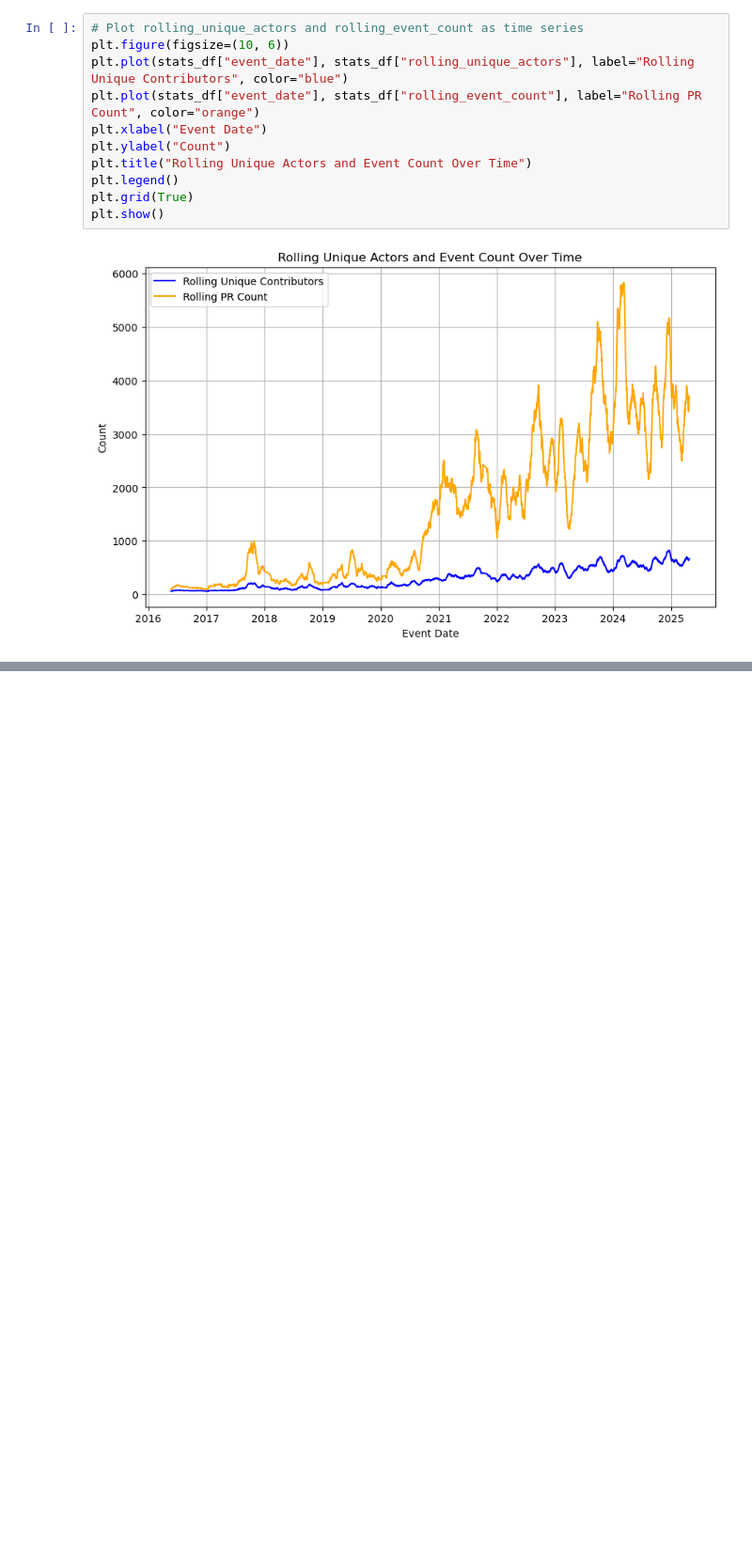
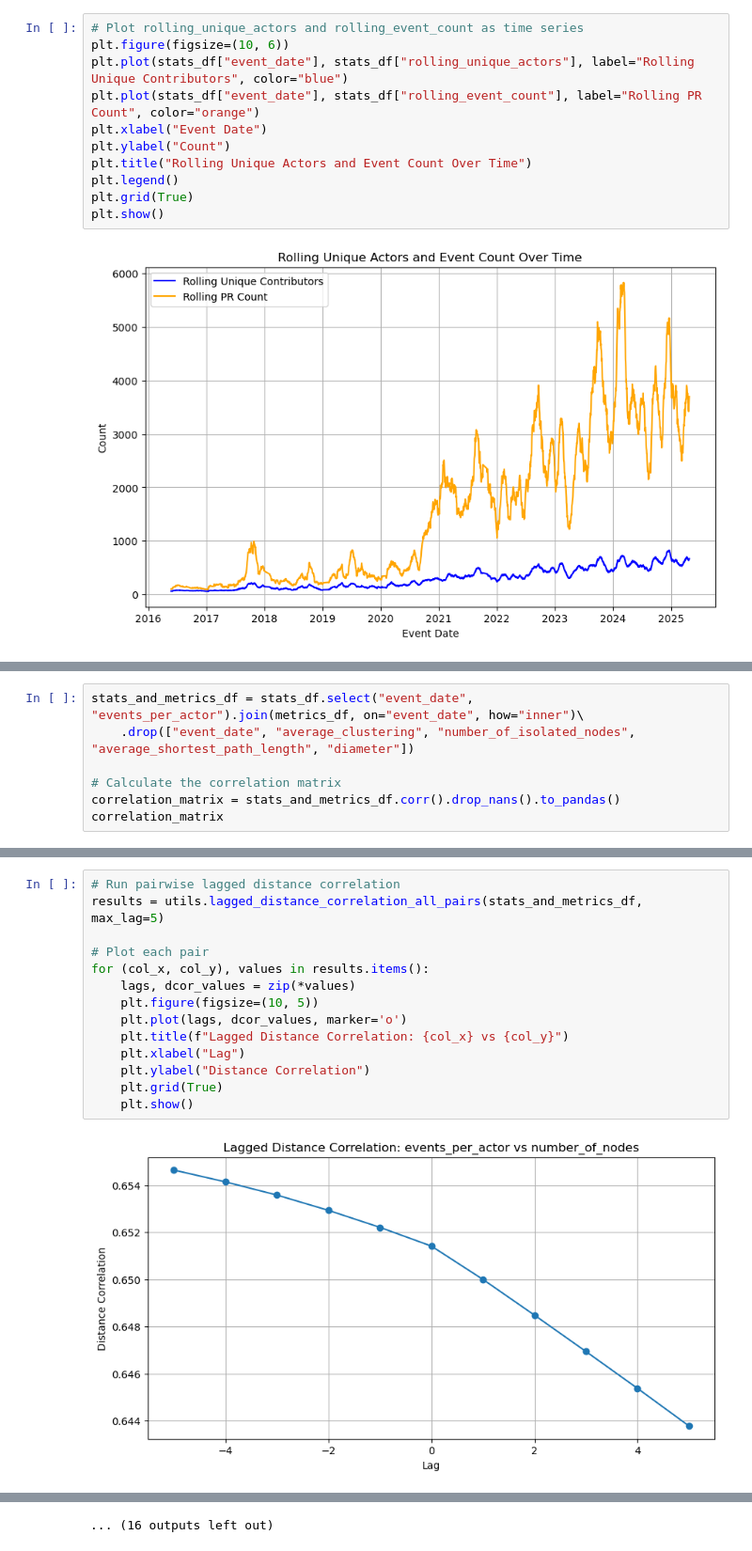
Before and after one commit to gilmar/comp5313_assignment_2, a Jupyter notebook: notebooks/comp5313_assignment_2.ipynb, the cells around one changed output, grey strips where cells are left out. Shown at 94% size. Drawn from its saved outputs; the diff is of its cells as text; blank space fills up the shorter version.

Commit message:
Version with correlation matrix

```diff
--- a/notebooks/comp5313_assignment_2.ipynb
+++ b/notebooks/comp5313_assignment_2.ipynb
@@ -113,0 +140,7 @@ shape: (3_386, 6)
+# %%
+stats_and_metrics_df = stats_df.select("event_date", "events_per_actor").join(metrics_df, on="event_date", how="inner")\
+    .drop(["event_date", "average_clustering", "number_of_isolated_nodes", "average_shortest_path_length", "diameter"])
+
+# Calculate the correlation matrix
+correlation_matrix = stats_and_metrics_df.corr().drop_nans().to_pandas()
+correlation_matrix
@@ -153,0 +220,16 @@ plt.show()
+# %%
+# Run pairwise lagged distance correlation
+results = utils.lagged_distance_correlation_all_pairs(stats_and_metrics_df, max_lag=5)
+
+# Plot each pair
+for (col_x, col_y), values in results.items():
+    lags, dcor_values = zip(*values)
+    plt.figure(figsize=(10, 5))
+    plt.plot(lags, dcor_values, marker='o')
+    plt.title(f"Lagged Distance Correlation: {col_x} vs {col_y}")
+    plt.xlabel("Lag")
+    plt.ylabel("Distance Correlation")
+    plt.grid(True)
+    plt.show()
+# %% [output]
+[figure, added]
@@ -153,0 +247 @@ plt.show()
+... (16 outputs left out)
```
Also changed, not shown: parts of 14 cells of this notebook, 3 other files.
